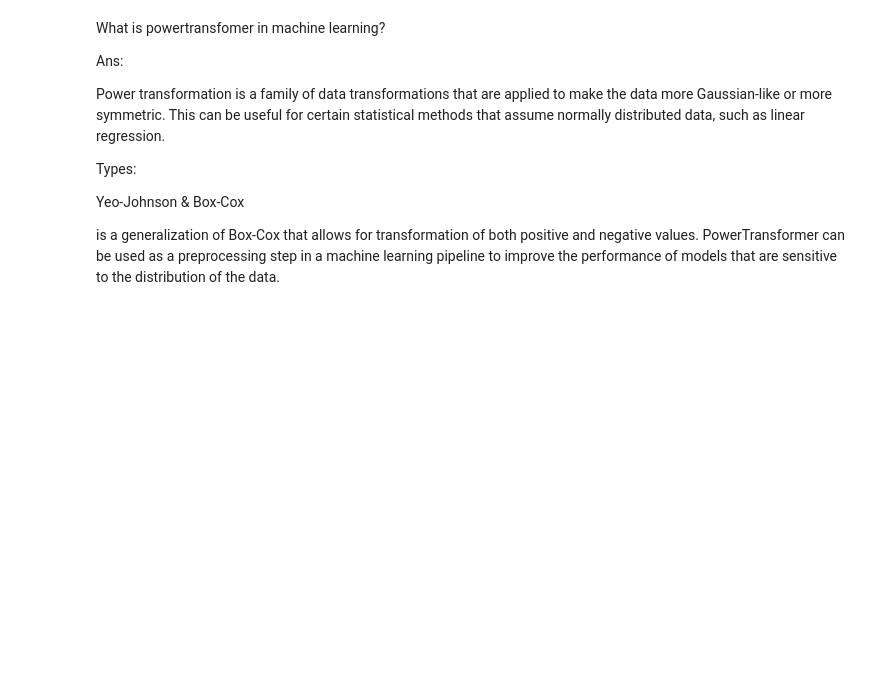
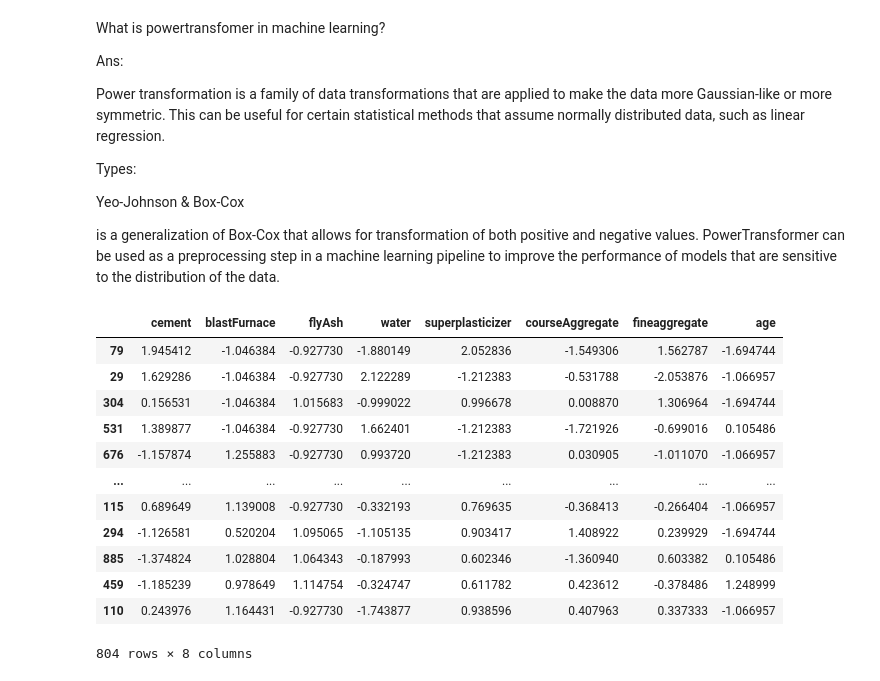
Before and after one commit to HarshRaut9945/Machine-Learning-Project, a Jupyter notebook: Concrete_pred/data.ipynb, the cells around one changed output. Drawn from its saved outputs; the diff is of its cells as text; code cells hidden in the pictures; blank space fills up the shorter version.

```diff
--- a/Concrete_pred/data.ipynb
+++ b/Concrete_pred/data.ipynb
@@ -104,0 +116,16 @@ is a generalization of Box-Cox that allows for transformation of both positive a
+# %%
+X_train_transformed
+# %% [output]
+|  | cement | blastFurnace | flyAsh | water | superplasticizer | courseAggregate | fineaggregate | age |
+| 79 | 1.945412 | -1.046384 | -0.927730 | -1.880149 | 2.052836 | -1.549306 | 1.562787 | -1.694744 |
+| 29 | 1.629286 | -1.046384 | -0.927730 | 2.122289 | -1.212383 | -0.531788 | -2.053876 | -1.066957 |
+| 304 | 0.156531 | -1.046384 | 1.015683 | -0.999022 | 0.996678 | 0.008870 | 1.306964 | -1.694744 |
+| 531 | 1.389877 | -1.046384 | -0.927730 | 1.662401 | -1.212383 | -1.721926 | -0.699016 | 0.105486 |
+| 676 | -1.157874 | 1.255883 | -0.927730 | 0.993720 | -1.212383 | 0.030905 | -1.011070 | -1.066957 |
+| ... | ... | ... | ... | ... | ... | ... | ... | ... |
+| 115 | 0.689649 | 1.139008 | -0.927730 | -0.332193 | 0.769635 | -0.368413 | -0.266404 | -1.066957 |
+| 294 | -1.126581 | 0.520204 | 1.095065 | -1.105135 | 0.903417 | 1.408922 | 0.239929 | -1.694744 |
+| 885 | -1.374824 | 1.028804 | 1.064343 | -0.187993 | 0.602346 | -1.360940 | 0.603382 | 0.105486 |
+| 459 | -1.185239 | 0.978649 | 1.114754 | -0.324747 | 0.611782 | 0.423612 | -0.378486 | 1.248999 |
+| 110 | 0.243976 | 1.164431 | -0.927730 | -1.743877 | 0.938596 | 0.407963 | 0.337333 | -1.066957 |
+804 rows × 8 columns
```
Also changed, not shown: parts of 12 cells of this notebook.
